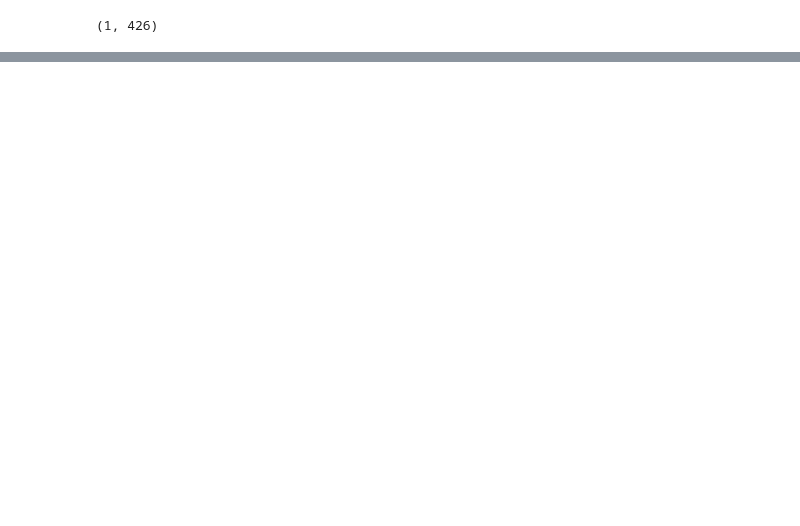
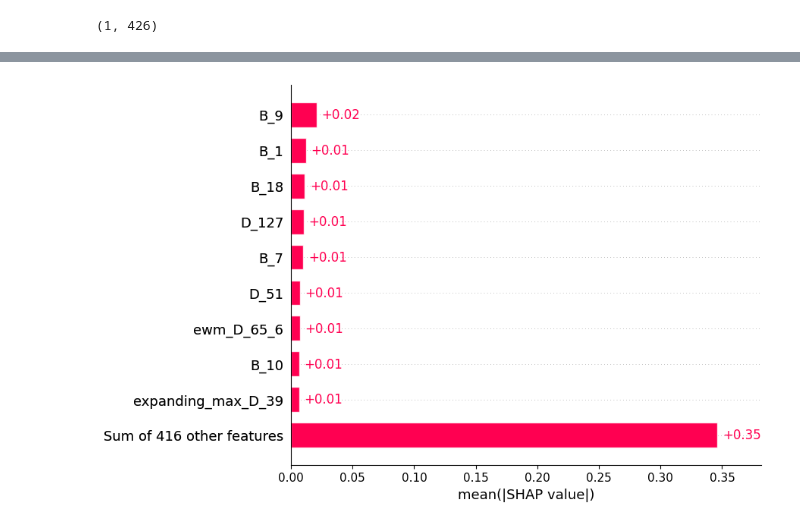
Before and after one commit to Vaseekaran-V/FYP_MSc, a Jupyter notebook: src/full_run/test_pipeline.ipynb, the cells around one changed output, grey strips where cells are left out. Saved outputs shown, nothing was run; the diff lists cells and outputs as text; code cells hidden in the pictures; blank space fills up the shorter version.

```diff
--- a/src/full_run/test_pipeline.ipynb
+++ b/src/full_run/test_pipeline.ipynb
@@ -61,0 +101,4 @@ final_df.shape
+# %%
+shap.plots.bar(shap_values_1)
+# %% [output]
+[figure, added]
```
Also changed, not shown: parts of 13 cells of this notebook.
